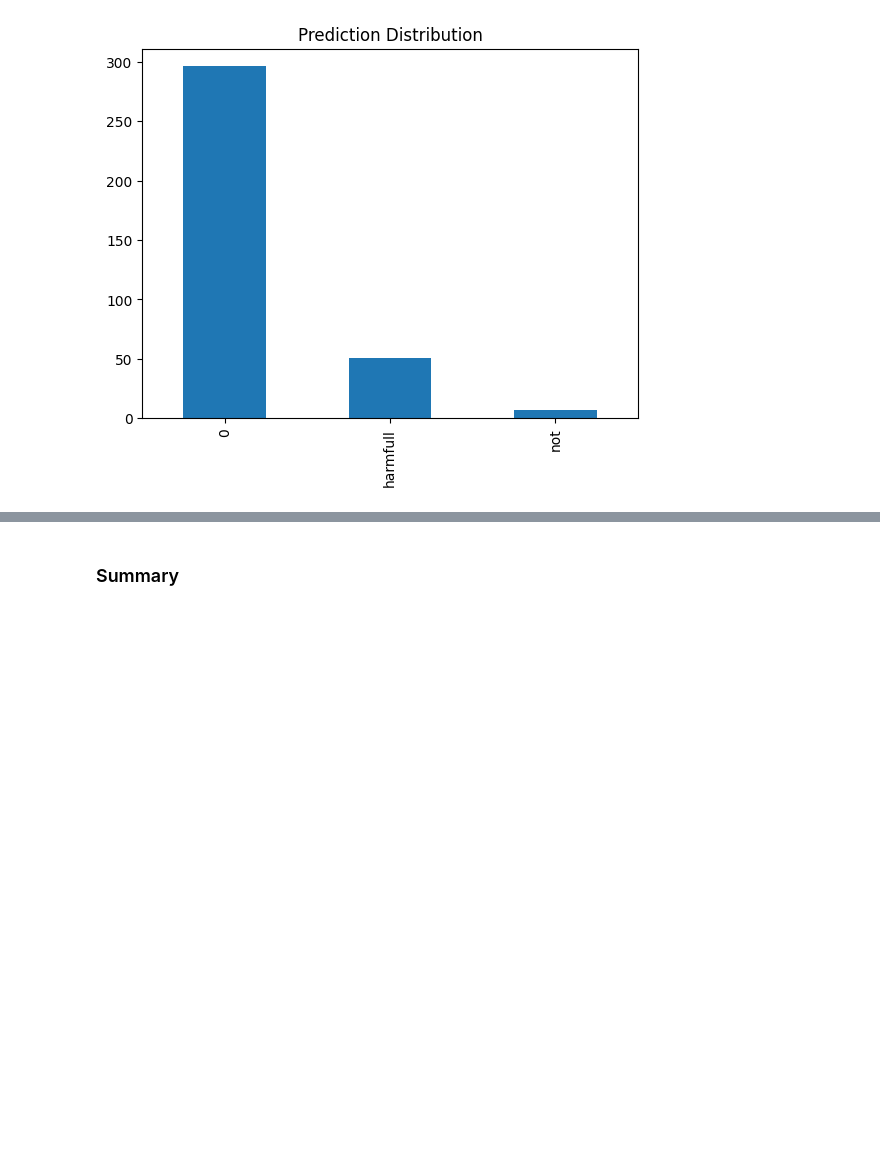
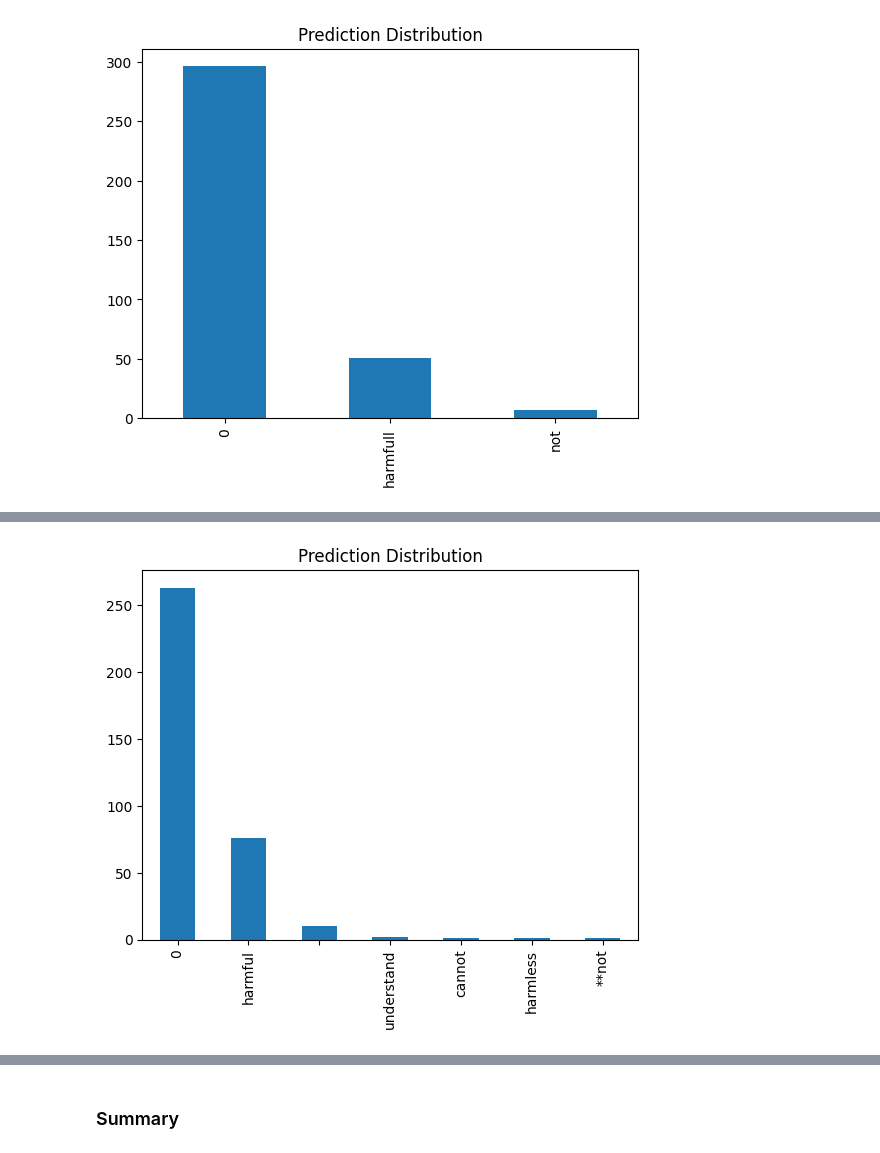
Before and after one commit to ABDULLAHHG/Harmful-Prompt-Detection, a Jupyter notebook: HarmFul Prompt Detection.ipynb, the cells around one changed output, grey strips where cells are left out. Saved outputs shown, nothing was run; the diff lists cells and outputs as text; code cells hidden in the pictures; blank space fills up the shorter version.

Commit message:
add Gemini flash and compare between gemini flash and pro

```diff
--- a/HarmFul Prompt Detection.ipynb
+++ b/HarmFul Prompt Detection.ipynb
@@ -24,5 +24,6 @@ from langchain.prompts import FewShotPromptTemplate , PromptTemplate
 # %%
-def harmfull_detection_model(prompt : str) -> str:
+
+def harmfull_detection_model_gemini(prompt : str) -> str:
     print(prompt)
 
     llm = ChatGoogleGenerativeAI(
@@ -89,7 +143,9 @@ harmfull
 # %%
+%%time
+# That for gemini 1.0 pro
 import time
 # let see our accuracy in harmfull
-harmfull = []
+harmfull_gemini_pro = []
 # counter for limited 10 per minutes
 counter = 1
 for i in range(df["prompt"].shape[0]):
@@ -97,12 +153,12 @@ for i in range(df["prompt"].shape[0]):
     if df["prompt"][i]["insult"]:
         # take only insult with 80% percente
         if (df["prompt"][i]["insult"]) > 0.80:
-            response = harmfull_detection_model(df["prompt"][i]["text"])
+            response = harmfull_detection_model_gemini(df["prompt"][i]["text"])
             # if the model detect it as harmful
             if response != "":
-                harmfull.append(response.split(":")[-1].split(" ")[0])
+                harmfull_gemini_pro.append(response.split(":")[-1].split(" ")[0])
             else:
-                harmfull.append(0)
+                harmfull_gemini_pro.append(0)
             counter+=1
             # sleep for not getting banned after 15 prompt per minute
             if counter%10==0:
@@ -161,0 +184,23 @@ counts = pd.value_counts(harmfull)
+# %%
+%%time
+# That for gemini flash
+import time
+# let see our accuracy in harmfull
+harmfull_gemini_flash = []
+# counter for limited 10 per minutes
+counter = 1
+for i in range(df["prompt"].shape[0]):
+    # if there is no insult
+    if df["prompt"][i]["insult"]:
+        # take only insult with 80% percente
+        if (df["prompt"][i]["insult"]) > 0.80:
+            response = harmfull_detection_model_flash(df["prompt"][i]["text"])
+            # if the model detect it as harmful
+            if response != "":
+                harmfull_gemini_flash.append(response.split(":")[-1].split(" ")[1])
+            else:
+                harmfull_gemini_flash.append(0)
+            counter+=1
+            # sleep for not getting banned after 15 prompt per minute
+            if counter%10==0:
+                time.sleep(60)
@@ -236,0 +329,11 @@ Name: count, dtype: int64
+# %%
+counts = pd.Series(harmfull_gemini_flash).apply(lambda x : x.lower() if type(x) is not int else x).replace("**harmful**" , "harmful").value_counts()
+
+# let create a simple example with matplotlib
+import matplotlib.pyplot as plt
+
+counts.plot(kind="bar")
+plt.title("Prediction Distribution")
+plt.show()
+# %% [output]
+[figure, added]
```
Also changed, not shown: parts of 19 cells of this notebook.
